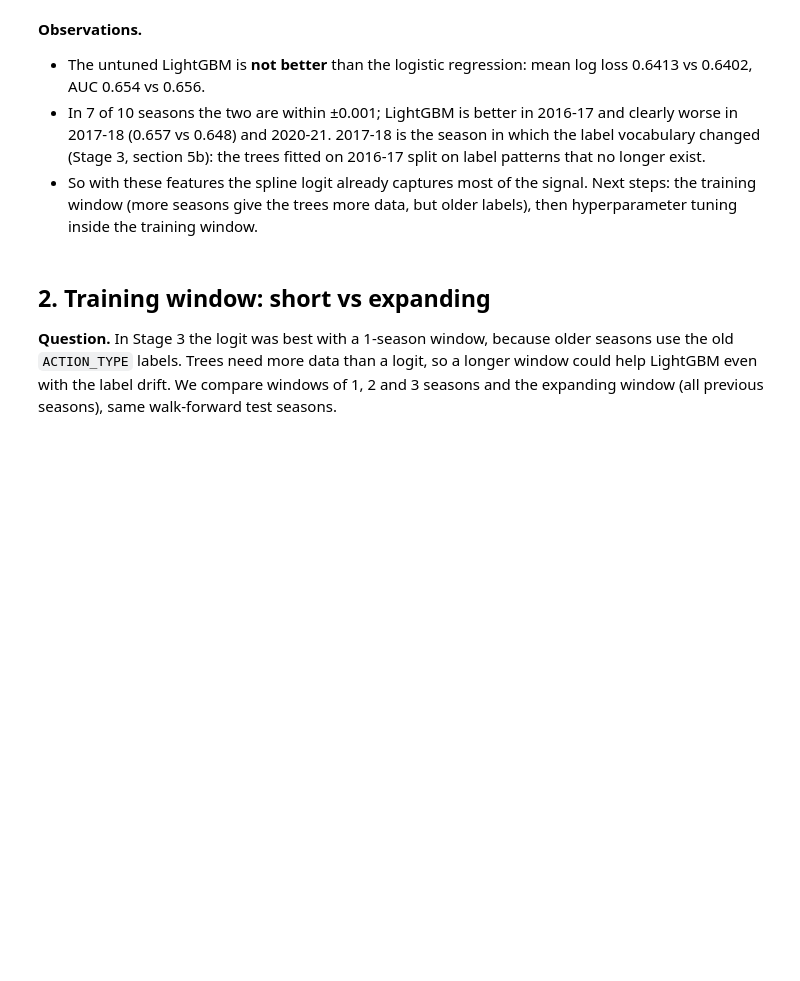
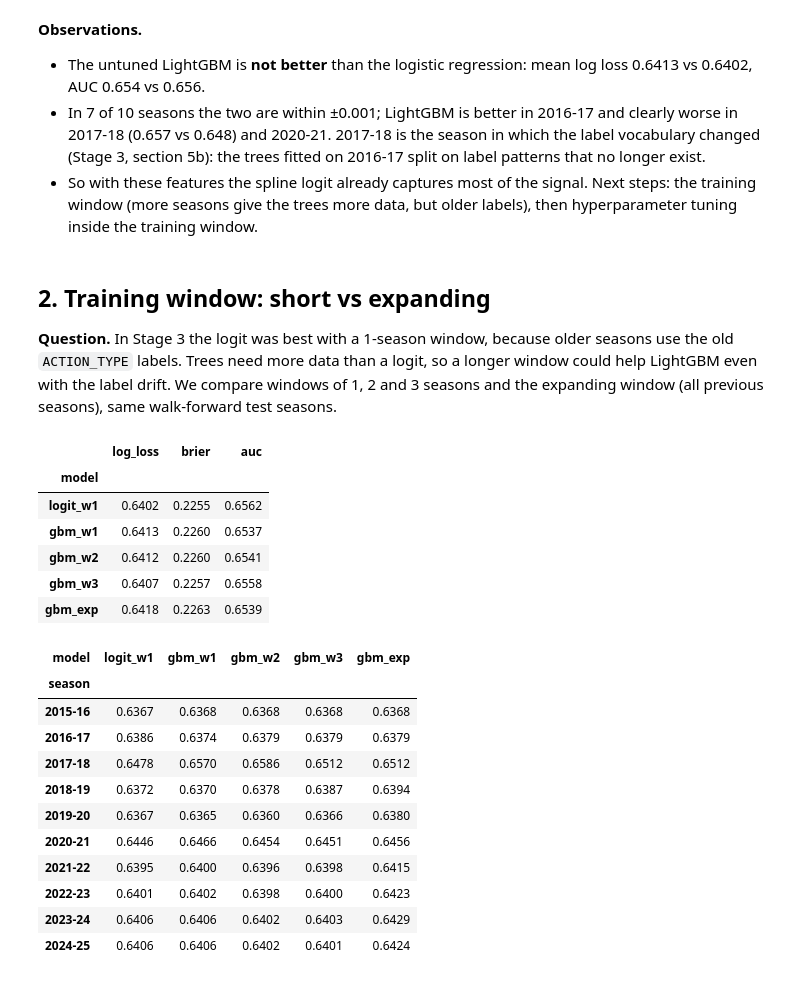
Before and after one commit to ezNobson/nba-xpts, a Jupyter notebook: notebooks/05_lightgbm.ipynb, the cells around one changed output. Drawn from its saved outputs; the diff is of its cells as text; code cells hidden in the pictures; blank space fills up the shorter version.

Commit message:
Stage 4: main model (LightGBM + context), calibration, SHAP, MLP, Kaggle tracking, hold-out evaluation

```diff
--- a/notebooks/05_lightgbm.ipynb
+++ b/notebooks/05_lightgbm.ipynb
@@ -106,15 +106,35 @@ We compare windows of 1, 2 and 3 seasons and the expanding window (all previous
 # %%
 windows = {"gbm_w1": 1, "gbm_w2": 2, "gbm_w3": 3, "gbm_exp": None}
 rows_w = [r for r in rows if r["model"] in ("logit_w1", "gbm_w1")]
 for name, w in windows.items():
     if name == "gbm_w1":
         continue  # already in section 1
     for season, tr, te in walk_forward(df["SEASON"], window=w):
         p = GBMModel().fit(df[tr], y[tr]).predict_proba(df[te])[:, 1]
-        oos.loc[te, name] = p
+        oos.loc[df.index[te], name] = p  # oos is shorter than df (2014-15 dropped)
         rows_w.append({"model": name, "season": season, **evaluate(y[te], p)})
 
 res_w = pd.DataFrame(rows_w)
 order = ["logit_w1", *windows]
 display(res_w.groupby("model")[["log_loss", "brier", "auc"]].mean().loc[order].round(4))
 display(res_w.pivot(index="season", columns="model", values="log_loss")[order].round(4))
+# %% [output]
+|  | log_loss | brier | auc |
+| model |  |  |  |
+| logit_w1 | 0.6402 | 0.2255 | 0.6562 |
+| gbm_w1 | 0.6413 | 0.2260 | 0.6537 |
+| gbm_w2 | 0.6412 | 0.2260 | 0.6541 |
+| gbm_w3 | 0.6407 | 0.2257 | 0.6558 |
+| gbm_exp | 0.6418 | 0.2263 | 0.6539 |
+| model | logit_w1 | gbm_w1 | gbm_w2 | gbm_w3 | gbm_exp |
+| season |  |  |  |  |  |
+| 2015-16 | 0.6367 | 0.6368 | 0.6368 | 0.6368 | 0.6368 |
+| 2016-17 | 0.6386 | 0.6374 | 0.6379 | 0.6379 | 0.6379 |
+| 2017-18 | 0.6478 | 0.6570 | 0.6586 | 0.6512 | 0.6512 |
+| 2018-19 | 0.6372 | 0.6370 | 0.6378 | 0.6387 | 0.6394 |
+| 2019-20 | 0.6367 | 0.6365 | 0.6360 | 0.6366 | 0.6380 |
+| 2020-21 | 0.6446 | 0.6466 | 0.6454 | 0.6451 | 0.6456 |
+| 2021-22 | 0.6395 | 0.6400 | 0.6396 | 0.6398 | 0.6415 |
+| 2022-23 | 0.6401 | 0.6402 | 0.6398 | 0.6400 | 0.6423 |
+| 2023-24 | 0.6406 | 0.6406 | 0.6402 | 0.6403 | 0.6429 |
+| 2024-25 | 0.6406 | 0.6406 | 0.6402 | 0.6401 | 0.6424 |
```
Also changed, not shown: parts of 12 cells of this notebook, 18 other files.
